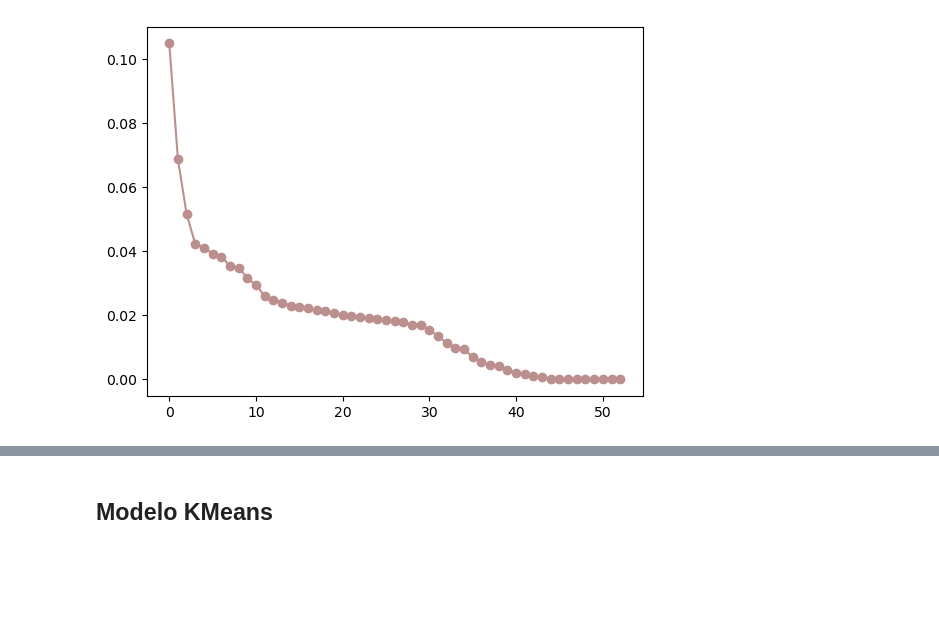
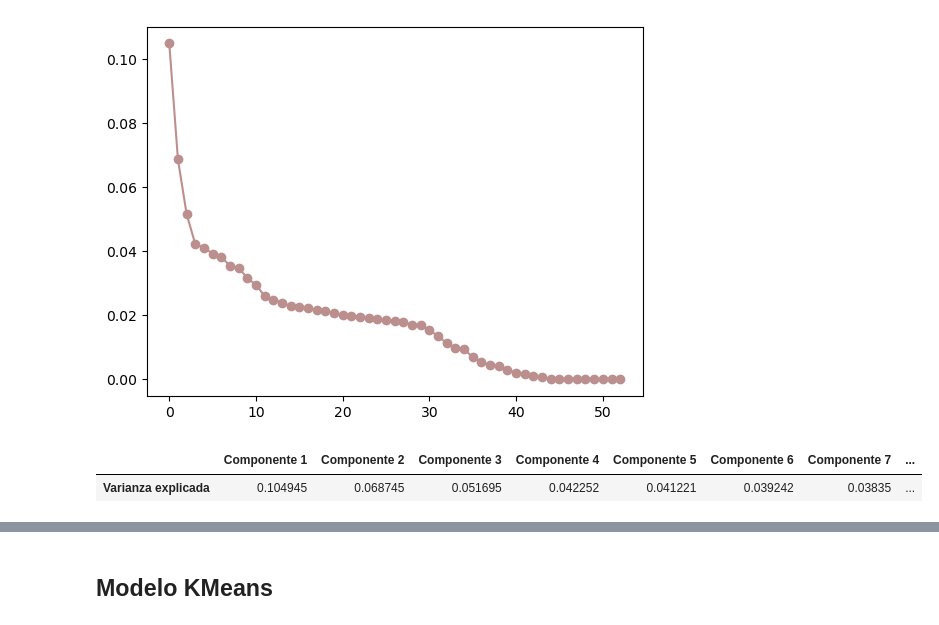
Before and after one commit to arantzaghg/lab_aprendizaje_estadistico, a Jupyter notebook: Examen 4 correcto- Arantza Gomez Haro Gamboa.ipynb, the cells around one changed output, grey strips where cells are left out. Cells and saved outputs as stored; diff of their text form; code cells hidden in the pictures; blank space fills up the shorter version.

```diff
--- a/Examen 4 correcto- Arantza Gomez Haro Gamboa.ipynb
+++ b/Examen 4 correcto- Arantza Gomez Haro Gamboa.ipynb
@@ -76,5 +55,22 @@ plt.plot(objeto_pca.explained_variance_ratio_, marker='o', color = 'rosybrown')
 # %% [output]
 [<matplotlib.lines.Line2D at 0x...>]
 [figure]
+# %%
+tabla = pd.DataFrame({
+    'Componente 1': objeto_pca.explained_variance_ratio_[0],
+    'Componente 2': objeto_pca.explained_variance_ratio_[1],
+    'Componente 3': objeto_pca.explained_variance_ratio_[2],
+    'Componente 4': objeto_pca.explained_variance_ratio_[3],
+    'Componente 5': objeto_pca.explained_variance_ratio_[4],
+    'Componente 6': objeto_pca.explained_variance_ratio_[5],
+    'Componente 7': objeto_pca.explained_variance_ratio_[6],
+    'Componente 8': objeto_pca.explained_variance_ratio_[7],
+    'Componente 9': objeto_pca.explained_variance_ratio_[8],
+    'Componente 10': objeto_pca.explained_variance_ratio_[9]
+}, index = ['Varianza explicada'])
+tabla
+# %% [output]
+|  | Componente 1 | Componente 2 | Componente 3 | Componente 4 | Componente 5 | Componente 6 | Componente 7 | ... |
+| Varianza explicada | 0.104945 | 0.068745 | 0.051695 | 0.042252 | 0.041221 | 0.039242 | 0.03835 | ... |
 # %% [markdown]
 #### <font color='rosybrown'> *Análisis:*
```
Also changed, not shown: parts of 4 cells of this notebook.
